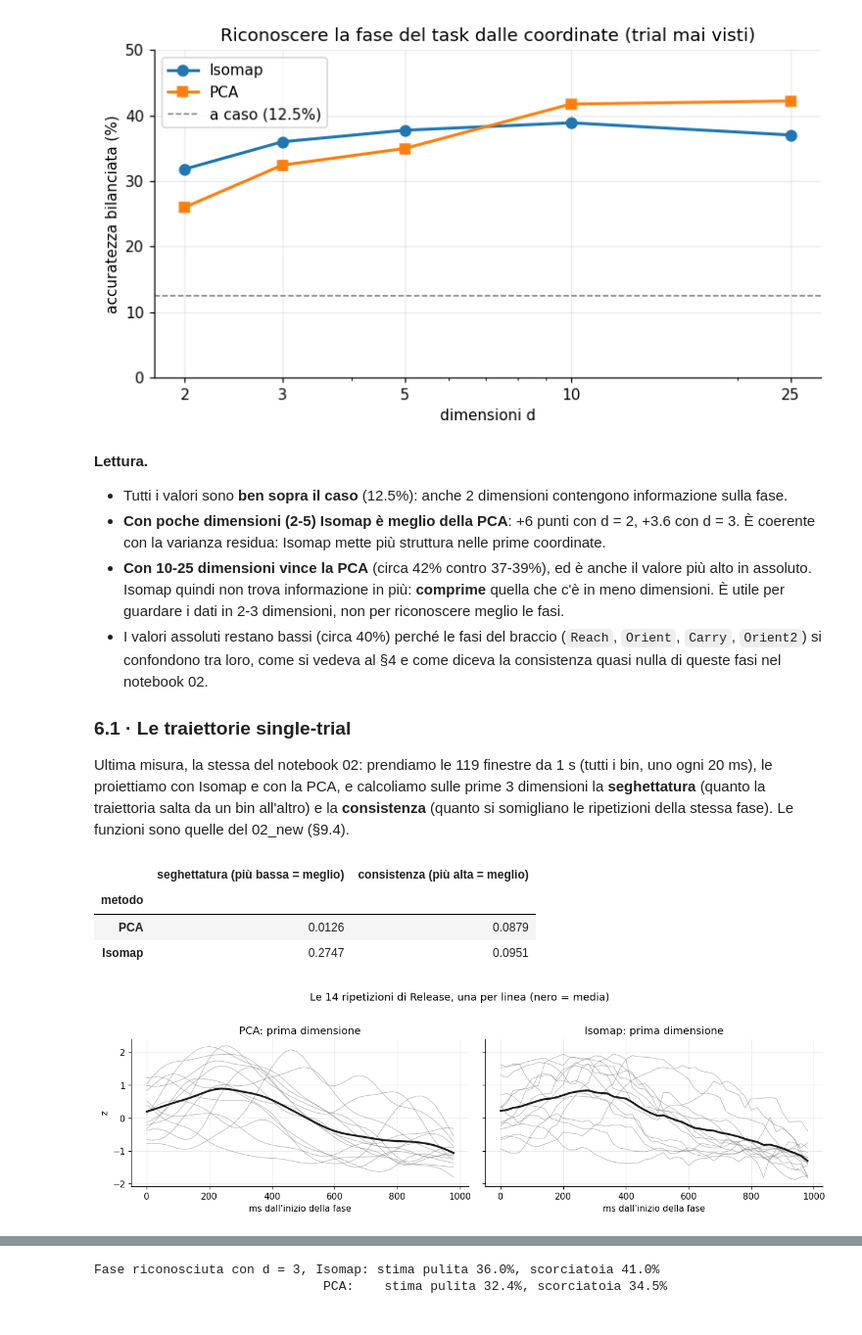
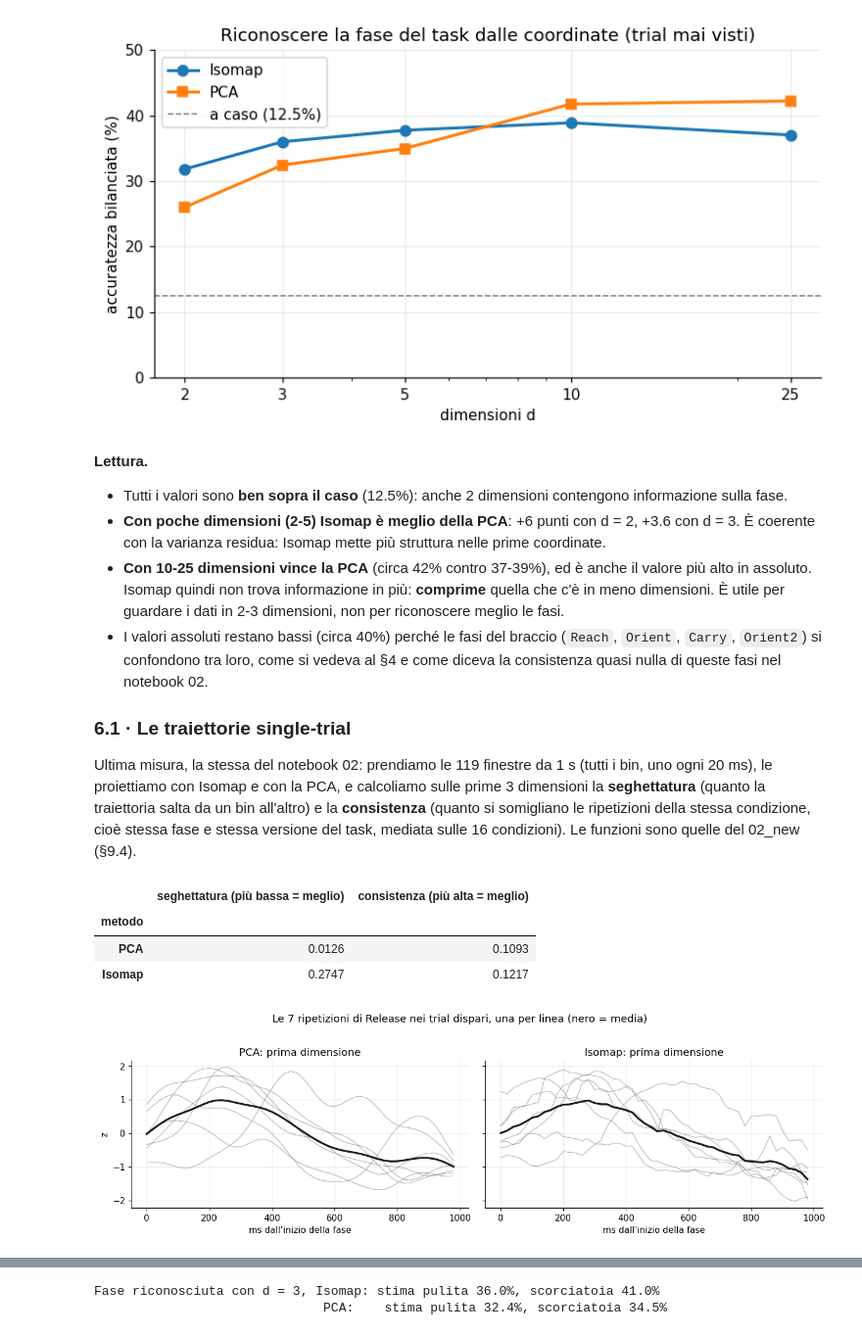
Before and after one commit to vberardocco/tesi_h1, a Jupyter notebook: notebooks/03_geometric.ipynb, the cells around one changed output, grey strips where cells are left out. Shown at 98% size. Saved outputs shown, nothing was run; the diff lists cells and outputs as text; code cells hidden in the pictures.

```diff
--- a/notebooks/03_geometric.ipynb
+++ b/notebooks/03_geometric.ipynb
@@ -463,6 +466,12 @@ win_X = [Z25[w["start"]:w["stop"]] for w in windows]        # ogni finestra nell
 traj = {"Isomap": [iso.transform(x_) for x_ in win_X],      # ogni finestra nelle coordinate Isomap...
         "PCA": [pca_x.transform(x_) for x_ in win_X]}       # ...e in quelle della PCA
 
+VERSIONS = ("dispari", "pari")                              # le due versioni del task: trial dispari e trial pari (§9.2)
+def cond_of(w):                                             # la condizione di una finestra: (fase, versione), come nel 02_new
+    return (w["tag"], "dispari" if w["trial"] % 2 == 1 else "pari")
+CONDS = [(p, v) for p in io.MOVEMENT_PHASES for v in VERSIONS]  # le 16 condizioni
+VER_LS = {"dispari": "-", "pari": "--"}                     # linea continua = trial dispari, tratteggiata = trial pari
+
 fig, ax = plt.subplots(2, 2, figsize=(12, 9.5))
 ax[0, 1].sharex(ax[0, 0]); ax[0, 1].sharey(ax[0, 0])        # riga in alto: stessi assi per Isomap e PCA, così si vede la differenza di scala
 for j, (name, Y_) in enumerate([("Isomap", iso.embedding_), ("PCA", Y_pca)]):
@@ -470,12 +479,13 @@ for j, (name, Y_) in enumerate([("Isomap", iso.embedding_), ("PCA", Y_pca)]):
         m = ph == p
         ax[0, j].scatter(Y_[m, 0], Y_[m, 1], s=6, alpha=0.5, color=io.PHASE_COLORS[p])
     ax[0, j].set(title=f"{name}: tutti i punti ({len(X)})", xlabel=f"{name} 1", ylabel=f"{name} 2")
-    for p in io.MOVEMENT_PHASES:                            # traiettoria media di ogni fase
-        avg = np.mean([t_[:, :2] for t_, w in zip(traj[name], windows) if w["tag"] == p], axis=0)
-        ax[1, j].plot(avg[:, 0], avg[:, 1], color=io.PHASE_COLORS[p], lw=2)
+    for (p, v) in CONDS:                                    # traiettoria media di ogni condizione
+        avg = np.mean([t_[:, :2] for t_, w in zip(traj[name], windows) if cond_of(w) == (p, v)], axis=0)
+        ax[1, j].plot(avg[:, 0], avg[:, 1], color=io.PHASE_COLORS[p], ls=VER_LS[v], lw=2)
         ax[1, j].plot(avg[0, 0], avg[0, 1], "o", color=io.PHASE_COLORS[p], ms=6)  # pallino = inizio della fase
-    ax[1, j].set(title=f"{name}: media delle ripetizioni di ogni fase", xlabel=f"{name} 1", ylabel=f"{name} 2")
-handles = [plt.Line2D([], [], color=io.PHASE_COLORS[p], lw=2, label=p) for p in io.MOVEMENT_PHASES]
-fig.legend(handles=handles, ncol=8, fontsize=8, loc="lower center", bbox_to_anchor=(0.5, -0.01))
+    ax[1, j].set(title=f"{name}: media delle ripetizioni di ogni condizione", xlabel=f"{name} 1", ylabel=f"{name} 2")
+handles = ([plt.Line2D([], [], color=io.PHASE_COLORS[p], lw=2, label=p) for p in io.MOVEMENT_PHASES]
+           + [plt.Line2D([], [], color="0.3", ls=VER_LS[v], lw=1.6, label=f"trial {v}") for v in VERSIONS])
+fig.legend(handles=handles, ncol=10, fontsize=8, loc="lower center", bbox_to_anchor=(0.5, -0.01))
 fig.tight_layout(rect=(0, 0.03, 1, 1)); fig.savefig(FIGS / "03_isomap_vs_pca.png", bbox_inches="tight"); plt.show()
 # %% [output]
@@ -790,45 +804,46 @@ fig.tight_layout(); fig.savefig(FIGS / "03_phase_decoding.png", bbox_inches="tig
 Ultima misura, la stessa del notebook 02: prendiamo le 119 finestre da 1 s (tutti i bin, uno ogni
 20 ms), le proiettiamo con Isomap e con la PCA, e calcoliamo sulle prime 3 dimensioni la
 **seghettatura** (quanto la traiettoria salta da un bin all'altro) e la **consistenza** (quanto si
-somigliano le ripetizioni della stessa fase). Le funzioni sono quelle del 02_new (§9.4).
+somigliano le ripetizioni della stessa condizione, cioè stessa fase e stessa versione del task,
+mediata sulle 16 condizioni). Le funzioni sono quelle del 02_new (§9.4).
 # %%
 def roughness(trajs):                                       # seghettatura media (02_new, §9.4)
     return float(np.mean([(np.diff((T_ - T_.mean(0)) / (T_.std(0) + 1e-9), n=2, axis=0) ** 2).mean()
                           for T_ in trajs]))                # z-score di ogni dimensione, poi differenza seconda al quadrato
 
-def consistency(trajs):                                     # correlazione media tra ripetizioni della stessa fase (02_new, §9.4)
-    tags_ = [w["tag"] for w in windows]
+def consistency(trajs):                                     # correlazione media tra ripetizioni della stessa condizione (02_new, §9.4)
+    conds_ = [cond_of(w) for w in windows]
     out = []
-    for p in io.MOVEMENT_PHASES:
-        R = np.stack([t_ for t_, tg in zip(trajs, tags_) if tg == p])  # (ripetizioni, 50 bin, 3 dimensioni)
+    for c in CONDS:
+        R = np.stack([t_ for t_, cw in zip(trajs, conds_) if cw == c])  # (ripetizioni, 50 bin, 3 dimensioni)
         out.append(np.mean([np.corrcoef(R[:, :, j])[np.triu_indices(len(R), 1)].mean() for j in range(R.shape[2])]))
-    return float(np.mean(out))
+    return float(np.mean(out))                              # media sulle 16 condizioni
 
 tab_traj = pd.DataFrame([{"metodo": m, "seghettatura (più bassa = meglio)": roughness([t_[:, :3] for t_ in traj[m]]),
                           "consistenza (più alta = meglio)": consistency([t_[:, :3] for t_ in traj[m]])}
                          for m in ("PCA", "Isomap")]).set_index("metodo")
 display(tab_traj.round(4))
 
-PH_SHOW = "Release"                                         # la fase più riproducibile nel notebook 02
-idx_ph = [i for i, w in enumerate(windows) if w["tag"] == PH_SHOW]
+PH_SHOW = ("Release", "dispari")                            # una condizione tra le più riproducibili nel notebook 02
+idx_ph = [i for i, w in enumerate(windows) if cond_of(w) == PH_SHOW]
 t_win = np.arange(50) * 20                                  # ms dall'inizio della fase
 fig, ax = plt.subplots(1, 2, figsize=(12, 3.6), sharey=True)
 for a_, m in zip(ax, ("PCA", "Isomap")):
     R = np.stack([traj[m][i][:, 0] for i in idx_ph])        # prima dimensione di ogni ripetizione
     R = (R - R.mean()) / R.std()                            # stessa scala per i due metodi
     for r_ in R:
-        a_.plot(t_win, r_, color=io.PHASE_COLORS[PH_SHOW], lw=0.8, alpha=0.5)
+        a_.plot(t_win, r_, color=io.PHASE_COLORS[PH_SHOW[0]], lw=0.8, alpha=0.6)
     a_.plot(t_win, R.mean(0), color="0.1", lw=2.2)          # media delle ripetizioni
     a_.set(title=f"{m}: prima dimensione", xlabel="ms dall'inizio della fase")
 ax[0].set_ylabel("z")
-fig.suptitle(f"Le {len(idx_ph)} ripetizioni di {PH_SHOW}, una per linea (nero = media)", y=1.02)
+fig.suptitle(f"Le {len(idx_ph)} ripetizioni di {PH_SHOW[0]} nei trial {PH_SHOW[1]}, una per linea (nero = media)", y=1.02)
 fig.tight_layout(); fig.savefig(FIGS / "03_trajectories.png", bbox_inches="tight"); plt.show()
 # %% [output]
 |  | seghettatura (più bassa = meglio) | consistenza (più alta = meglio) |
 | metodo |  |  |
-| PCA | 0.0126 | 0.0879 |
-| Isomap | 0.2747 | 0.0951 |
+| PCA | 0.0126 | 0.1093 |
+| Isomap | 0.2747 | 0.1217 |
-[figure, old version]
+[figure, new version]
 # %% [markdown]
 **Lettura.**
 
```
Also changed, not shown: parts of 13 cells of this notebook, 5 other files.
